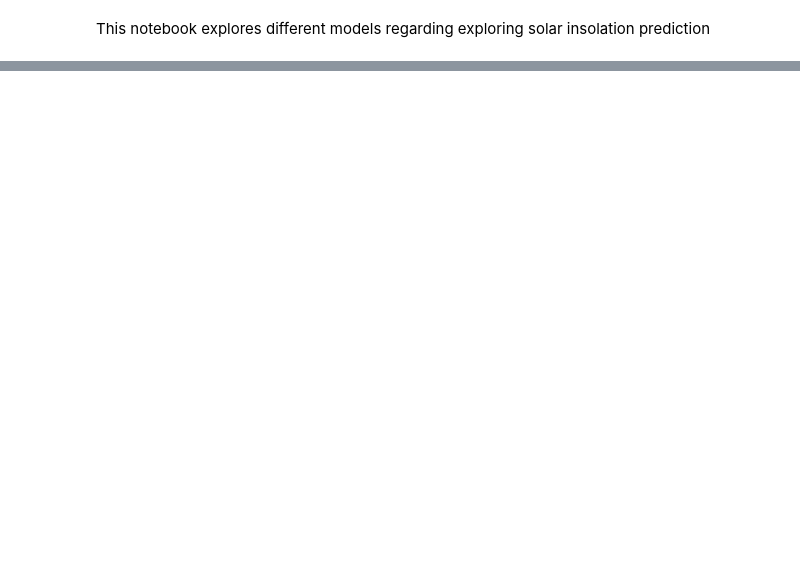
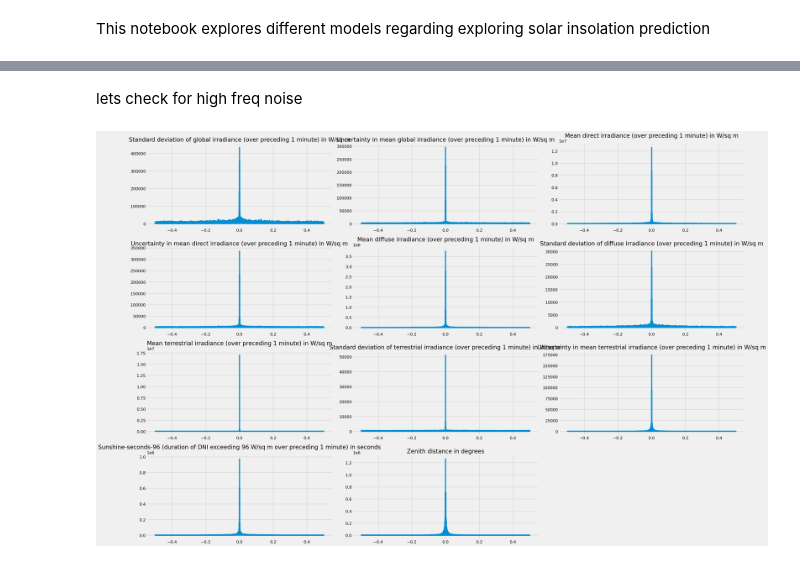
Before and after one commit to Muckthebuck/2023-Energy-kit, a Jupyter notebook: solar_prediciton.ipynb, the cells around one changed output, grey strips where cells are left out. Saved outputs shown, nothing was run; the diff lists cells and outputs as text; code cells hidden in the pictures; blank space fills up the shorter version.

Commit message:
solar data formatted

```diff
--- a/solar_prediciton.ipynb
+++ b/solar_prediciton.ipynb
@@ -85,0 +82,20 @@ plt.show()
+# %% [markdown]
+lets check for high freq noise
+# %%
+
+# apply Fourier transform to each column
+fft_data = np.fft.fft(df.iloc[:, 1:], axis=0)
+
+# calculate the frequency axis
+freq = np.fft.fftfreq(df.shape[0], d=1)
+
+# plot the frequency spectrum
+plt.figure(figsize=(30, 30))
+for i, col in enumerate(df.columns[1:]):
+    plt.subplot(6, 3, i+1)
+    plt.plot(freq, np.abs(fft_data[:, i]))
+    plt.title(col)
+plt.tight_layout()
+plt.show()
+# %% [output]
+[figure, added]
```
Also changed, not shown: parts of 7 cells of this notebook, 5 other files.
